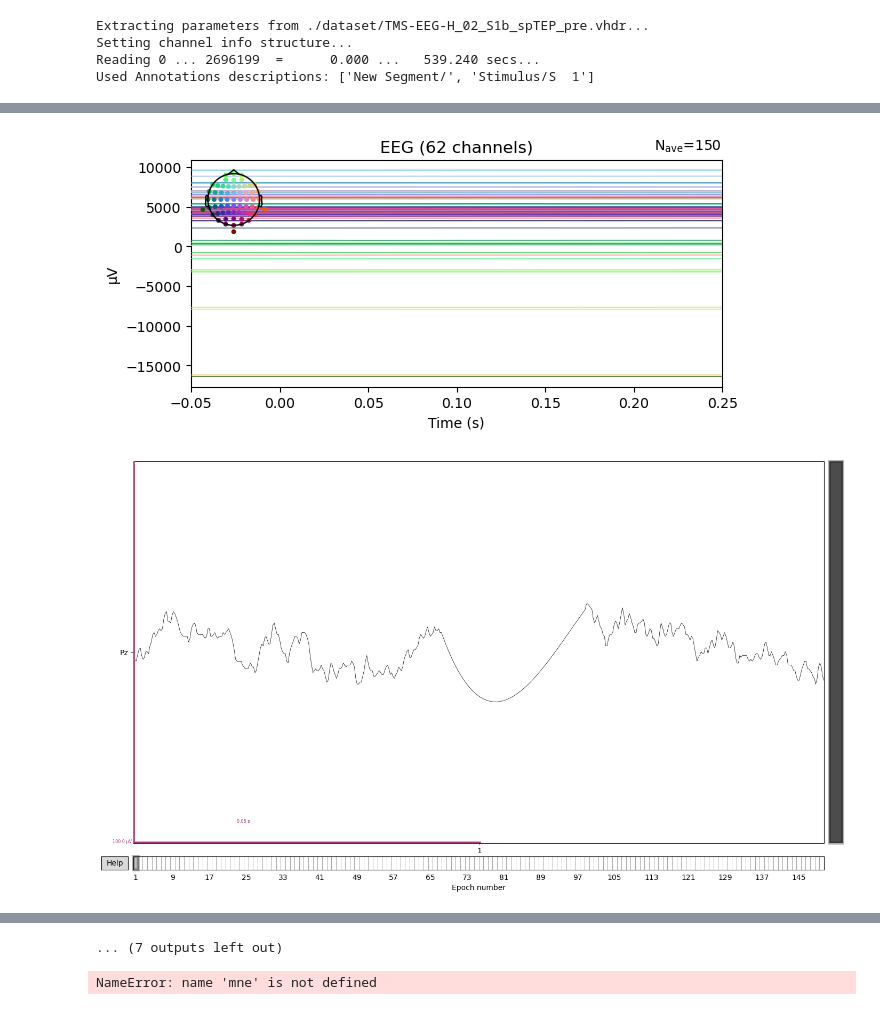
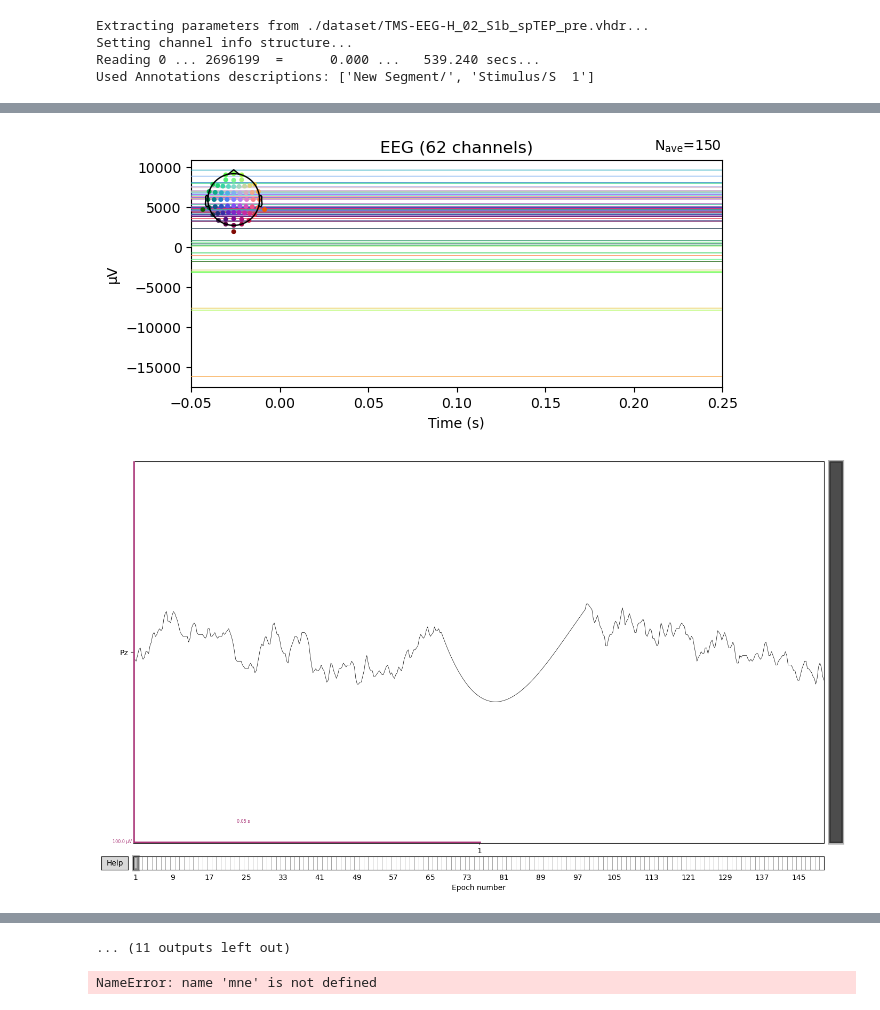
Before and after one commit to togalle/tms-research, a Jupyter notebook: playground.ipynb, the cells around one changed output, grey strips where cells are left out. Drawn from its saved outputs; the diff is of its cells as text; code cells hidden in the pictures.

```diff
--- a/playground.ipynb
+++ b/playground.ipynb
@@ -26,6 +29,7 @@ Used Annotations descriptions: ['New Segment/', 'Stimulus/S  1']
 spTEP_cleaning.clean_spTEP(
     spTEP_filename,
     spTEP_pre_raw,
+    bad_channels=["TP9"],
     plot_intermediate=True,
     plot_result=True,
     finalplot_electrodes=["F3", "FC5", "FC1"],
@@ -37,2 +41,2 @@ spTEP_cleaning.clean_spTEP(
-[figure, old version]
+[figure, new version]
 [figure]
@@ -50,4 +54,4 @@ spTEP_cleaning.clean_spTEP(
-... (7 outputs left out)
+... (11 outputs left out)
 # %%
 def process_file(file_path):
     raw = mne.io.read_raw_brainvision(file_path, preload=True)
```
Also changed, not shown: parts of 2 cells of this notebook, 4 other files.
